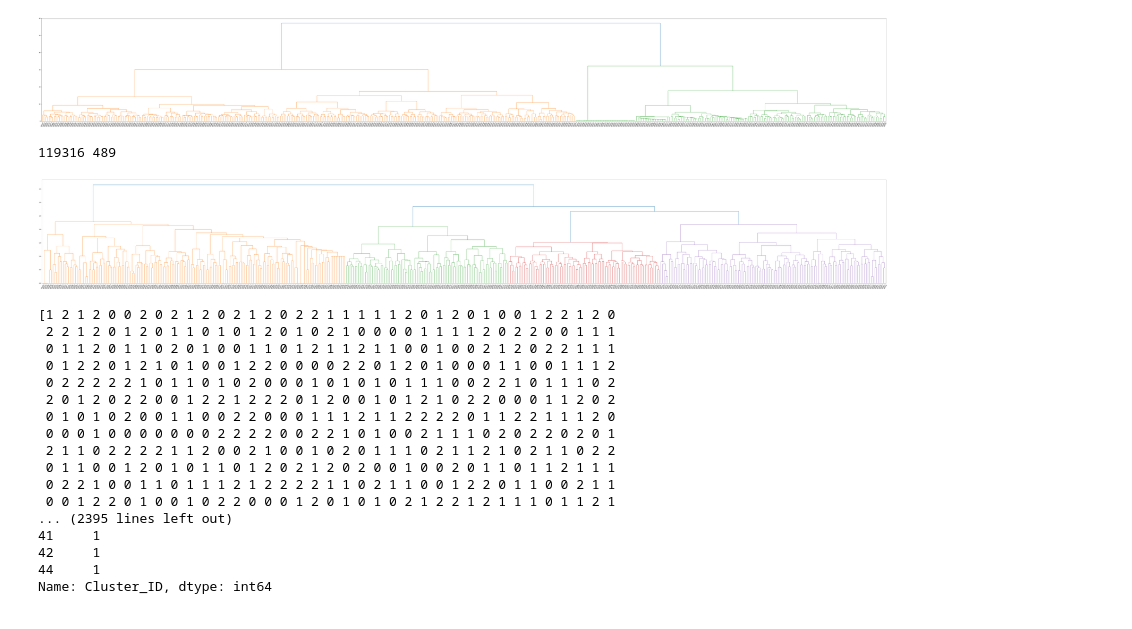
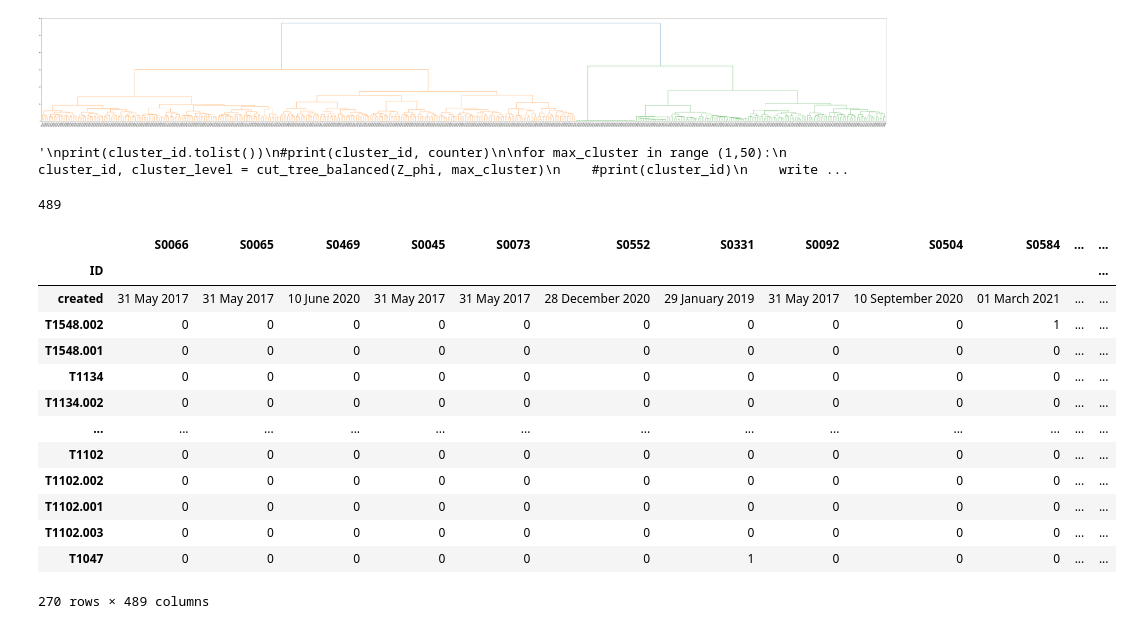
Before and after one commit to tobiasbudig/attack-hypotheses-generation, a Jupyter notebook: Hierarchical Clustering.ipynb, the cells around one changed output. Saved outputs shown, nothing was run; the diff lists cells and outputs as text; code cells hidden in the pictures.

Commit message:
Clustering in Excel

```diff
--- a/Hierarchical Clustering.ipynb
+++ b/Hierarchical Clustering.ipynb
@@ -11,7 +11,14 @@ import phik
 from openpyxl import load_workbook
 # %%
 #Import Data, droping Summe and ID
-X = pd.read_excel("./Data with time stemps reduced.xlsx", "Matrix without time").drop(columns=['Summe', 'ID', 'S0007', 'S0041', 'S0175', 'S0227' ])
+X_original = pd.read_excel("./Data with time stemps reduced.xlsx", "Matrix with time").drop(columns=['Summe', 'Unnamed: 491', 'Unnamed: 492', 'Unnamed: 493', 'Unnamed: 494', 'Unnamed: 495'])
+X = X_original.drop(columns=['ID'], index = 0)
 software = list(X.columns)
 
+
 X_transpose = X.transpose()
+#created = list(X_transpose[0])
+X_transpose = X.transpose()
+
+X_original.set_index('ID', inplace = True)
+X
@@ -110,38 +131,38 @@ sch.dendrogram(
             )
 
 plt.show()
-# %% [output]
-119316 489
-[figure, removed]
 # %%
-cluster_id, cluster_level = cut_tree_balanced(Z_phi, 200)
+#ENTWURF Schleife
+cluster_id, cluster_level = cut_tree_balanced(Z_phi, 20)
+"""
+print(cluster_id.tolist())
 #print(cluster_id, counter)
 
 for max_cluster in range (1,50):
-    print(max_cluster)
     cluster_id, cluster_level = cut_tree_balanced(Z_phi, max_cluster)
     #print(cluster_id)
     write_to_excel = cluster_to_sheet(cluster_id)
     print(type(write_to_excel))
     print(write_to_excel)
-    '''counter_df = pd.DataFrame(counter)
-    analysis = counter_df.describe()
-    print(analysis, max_cluster)'''
+"""
 # %% [output]
-[1 2 1 2 0 0 2 0 2 1 2 0 2 1 2 0 2 2 1 1 1 1 1 2 0 1 2 0 1 0 0 1 2 2 1 2 0
- 2 2 1 2 0 1 2 0 1 1 0 1 0 1 2 0 1 0 2 1 0 0 0 0 1 1 1 1 2 0 2 2 0 0 1 1 1
- 0 1 1 2 0 1 1 0 2 0 1 0 0 1 1 0 1 2 1 1 2 1 1 0 0 1 0 0 2 1 2 0 2 2 1 1 1
- 0 1 2 2 0 1 2 1 0 1 0 0 1 2 2 0 0 0 0 2 2 0 1 2 0 1 0 0 0 1 1 0 0 1 1 1 2
- 0 2 2 2 2 2 1 0 1 1 0 1 0 2 0 0 0 1 0 1 0 1 0 1 1 1 0 0 2 2 1 0 1 1 1 0 2
- 2 0 1 2 0 2 2 0 0 1 2 2 1 2 2 2 0 1 2 0 0 1 0 1 2 1 0 2 2 0 0 0 1 1 2 0 2
- 0 1 0 1 0 2 0 0 1 1 0 0 2 2 0 0 0 1 1 1 2 1 1 2 2 2 2 0 1 1 2 2 1 1 1 2 0
- 0 0 0 1 0 0 0 0 0 0 0 2 2 2 2 0 0 2 2 1 0 1 0 0 2 1 1 1 0 2 0 2 2 0 2 0 1
- 2 1 1 0 2 2 2 2 1 1 2 0 0 2 1 0 0 1 0 2 0 1 1 1 0 2 1 1 2 1 0 2 1 1 0 2 2
- 0 1 1 0 0 1 2 0 1 0 1 1 0 1 2 0 2 1 2 0 2 0 0 1 0 0 2 0 1 1 0 1 1 2 1 1 1
- 0 2 2 1 0 0 1 1 0 1 1 1 2 1 2 2 2 2 1 1 0 2 1 1 0 0 1 2 2 0 1 1 0 0 2 1 1
- 0 0 1 2 2 0 1 0 0 1 0 2 2 0 0 0 1 2 0 1 0 1 0 2 1 2 2 1 2 1 1 1 0 1 1 2 1
-... (2395 lines left out)
-41     1
-42     1
-44     1
-Name: Cluster_ID, dtype: int64
+'\nprint(cluster_id.tolist())\n#print(cluster_id, counter)\n\nfor max_cluster in range (1,50):\n    cluster_id, cluster_level = cut_tree_balanced(Z_phi, max_cluster)\n    #print(cluster_id)\n    write ...
+# %%
+print(len(cluster_id))
+X_original
+# %% [output]
+489
+|  | S0066 | S0065 | S0469 | S0045 | S0073 | S0552 | S0331 | S0092 | S0504 | S0584 | ... | ... |
+| ID |  |  |  |  |  |  |  |  |  |  |  | ... |
+| created | 31 May 2017 | 31 May 2017 | 10 June 2020 | 31 May 2017 | 31 May 2017 | 28 December 2020 | 29 January 2019 | 31 May 2017 | 10 September 2020 | 01 March 2021 | ... | ... |
+| T1548.002 | 0 | 0 | 0 | 0 | 0 | 0 | 0 | 0 | 0 | 1 | ... | ... |
+| T1548.001 | 0 | 0 | 0 | 0 | 0 | 0 | 0 | 0 | 0 | 0 | ... | ... |
+| T1134 | 0 | 0 | 0 | 0 | 0 | 0 | 0 | 0 | 0 | 0 | ... | ... |
+| T1134.002 | 0 | 0 | 0 | 0 | 0 | 0 | 0 | 0 | 0 | 0 | ... | ... |
+| ... | ... | ... | ... | ... | ... | ... | ... | ... | ... | ... | ... | ... |
+| T1102 | 0 | 0 | 0 | 0 | 0 | 0 | 0 | 0 | 0 | 0 | ... | ... |
+| T1102.002 | 0 | 0 | 0 | 0 | 0 | 0 | 0 | 0 | 0 | 0 | ... | ... |
+| T1102.001 | 0 | 0 | 0 | 0 | 0 | 0 | 0 | 0 | 0 | 0 | ... | ... |
+| T1102.003 | 0 | 0 | 0 | 0 | 0 | 0 | 0 | 0 | 0 | 0 | ... | ... |
+| T1047 | 0 | 0 | 0 | 0 | 0 | 0 | 1 | 0 | 0 | 0 | ... | ... |
+270 rows × 489 columns
```
Also changed, not shown: parts of 5 cells of this notebook, 5 other files.
